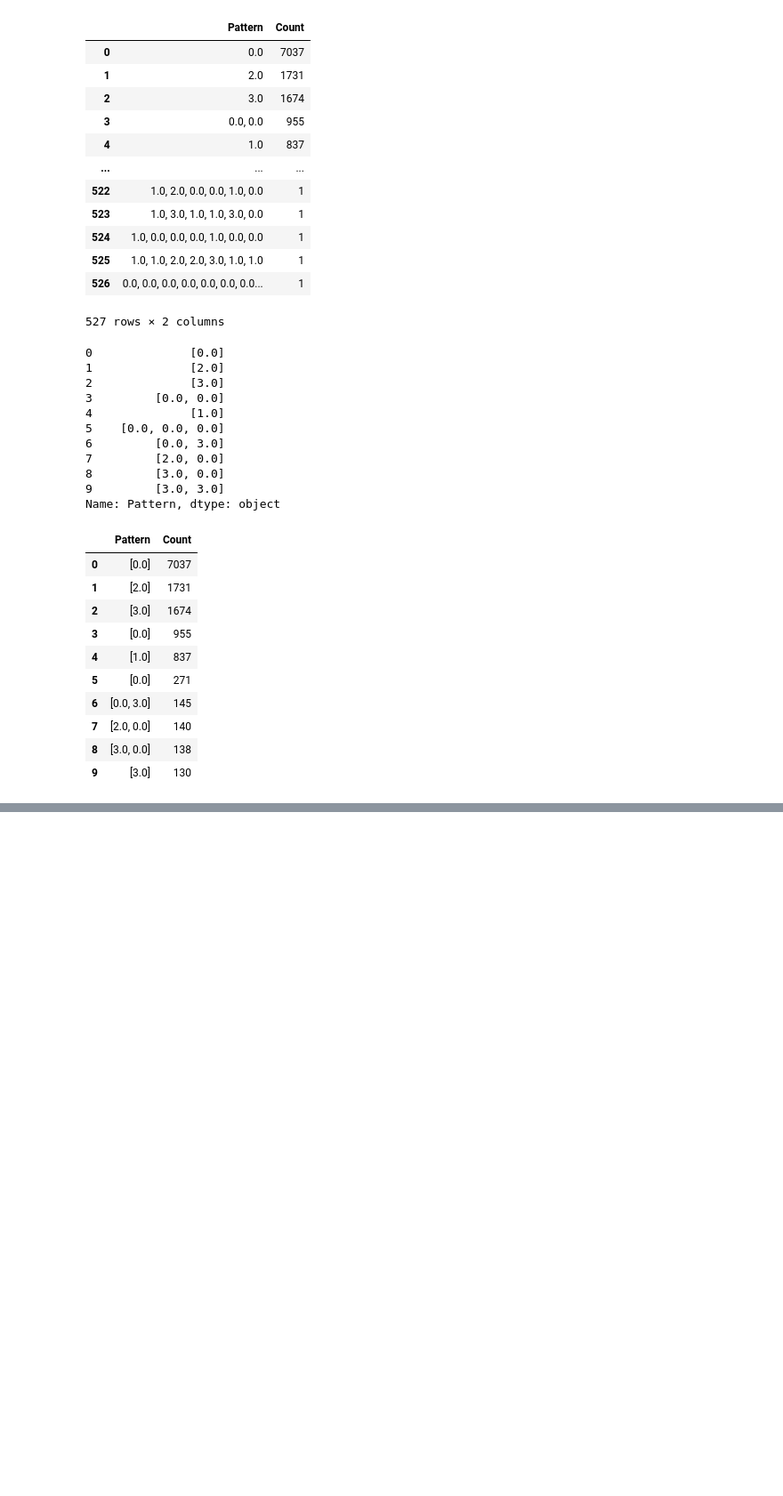
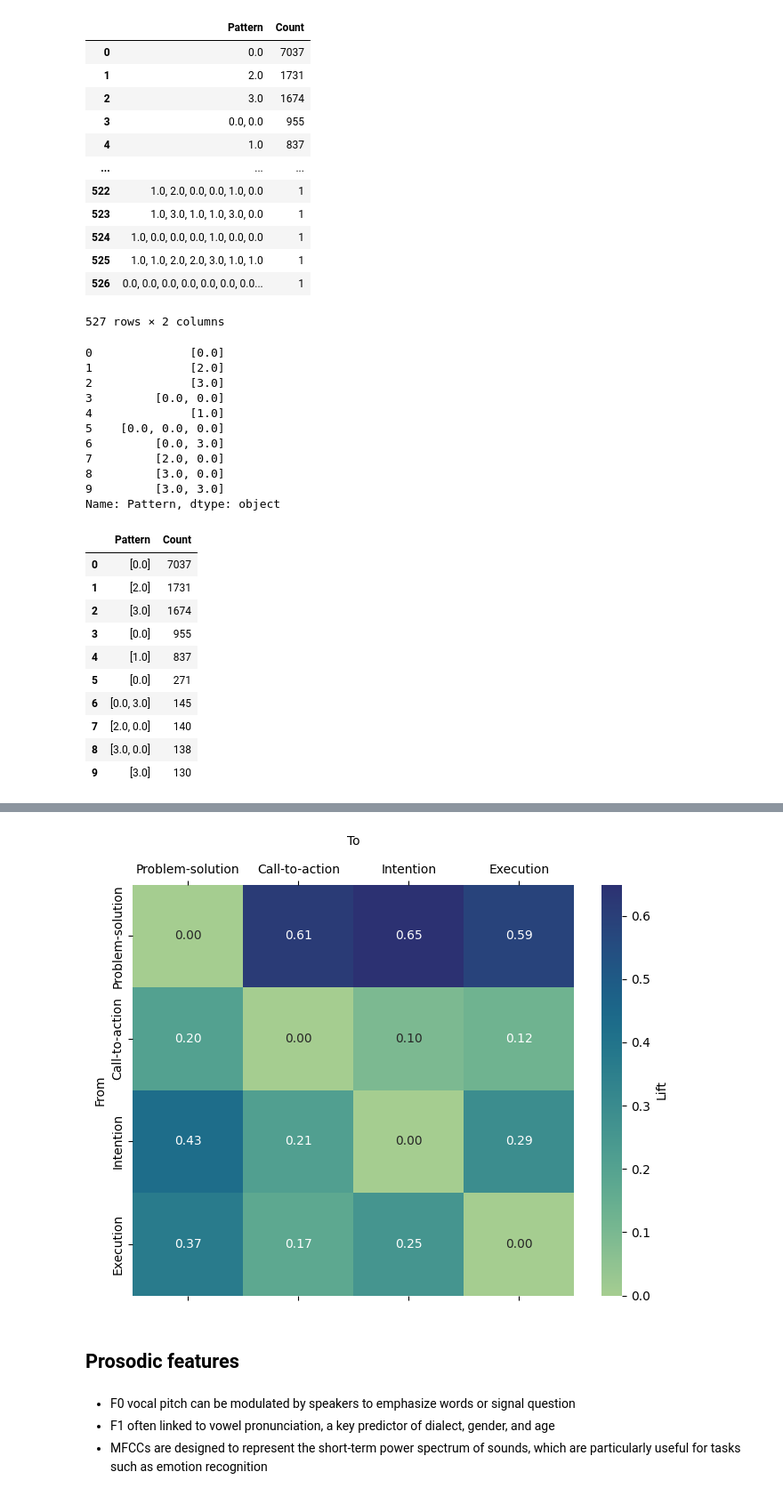
Before and after one commit to todomoldovan/thesis, a Jupyter notebook: notebooks/analysis.ipynb, the cells around one changed output, grey strips where cells are left out. Shown at 89% size. Saved outputs shown, nothing was run; the diff lists cells and outputs as text; code cells hidden in the pictures; blank space fills up the shorter version.

Commit message:
results

```diff
--- a/notebooks/analysis.ipynb
+++ b/notebooks/analysis.ipynb
@@ -293,0 +497,2 @@ Lower Triangle Sum: 7.687387380431565
+# %%
+paragraph_turns = pd.read_csv("../data/paragraph_turns_full.csv")
@@ -293,0 +521,17 @@ Lower Triangle Sum: 7.687387380431565
+# %%
+# Define column indices
+categories = ['problem_solution', 'call_to_action', 'intention', 'execution']
+indices = {col: str(i) + '.0' for i, col in enumerate(categories)}
+
+# Initialize Counter
+transition_counts = Counter()
+
+# Iterate through rows to count transitions
+for i in range(len(paragraph_turns) - 1):
+    for col1, idx1 in indices.items():
+        for col2, idx2 in indices.items():
+            if paragraph_turns.iloc[i][col1] == 1 and paragraph_turns.iloc[i + 1][col2] == 1 and idx1 != idx2:
+                transition_counts[(idx1, idx2)] += 1
+
+# Print results
+print(transition_counts)
@@ -293,0 +586,51 @@ Lower Triangle Sum: 7.687387380431565
+# %%
+# Step 3: Compute probabilities
+total_transitions = sum(transition_counts.values())
+to_counts = defaultdict(int)
+for (A, B), count in transition_counts.items():
+    to_counts[B] += count  # Accumulate total counts for each "B"
+
+P_B_given_A = {key: count / total_transitions for key, count in transition_counts.items()}
+P_B = {B: count / total_transitions for B, count in to_counts.items()}
+
+# Step 4: Compute lift
+lift = {key: P_B_given_A[key] / P_B[key[1]] for key in transition_counts}
+lift_df = pd.DataFrame([
+    {"A": A, "B": B, "P_B_given_A": P_B_given_A[(A, B)], "P_B": P_B[B], "Lift": lift[(A, B)]}
+    for A, B in lift
+])
+lift_df.sort_values(by="Lift", ascending=False)
+
+lift_df
+
+# Step 5: Create transition matrix for heatmap
+states = ["0.0", "1.0", "2.0", "3.0"]
+#states = [0.0, 1.0, 2.0, 3.0]  # Floats instead of strings
+labels = ["Problem-solution", "Call-to-action", "Intention", "Execution"]
+matrix = np.zeros((4, 4))
+for (A, B), value in lift.items():
+    i, j = states.index(A), states.index(B)
+    matrix[i, j] = value
+
+plt.figure(figsize=(8, 6))
+ax = sns.heatmap(matrix, annot=True, xticklabels=labels, yticklabels=labels, cmap="crest", fmt=".2f")
+plt.ylabel("From")
+plt.xlabel("To", labelpad=15)  # Move the x-axis label up
+plt.gca().xaxis.set_label_position("top")  # Position x-axis label at the top
+plt.gca().tick_params(axis='x', top=True, labeltop=True, labelbottom=False)  # Show labels at the top
+
+# Add label to colorbar
+colorbar = ax.collections[0].colorbar
+colorbar.set_label("Lift")
+
+#plt.savefig("../plots/transition_matrix_no_diagonal.pdf")
+
+plt.show()
+# %% [output]
+[figure, added]
+# %% [markdown]
+## Prosodic features
+# %% [markdown]
+- F0 vocal pitch can be modulated by speakers to emphasize words or signal question
+- F1 often linked to vowel pronunciation, a key predictor of dialect, gender, and age
+- MFCCs are designed to represent the short-term power spectrum of sounds, which are particularly useful for tasks such as emotion recognition
```
Also changed, not shown: parts of 89 cells of this notebook, 11 other files.
